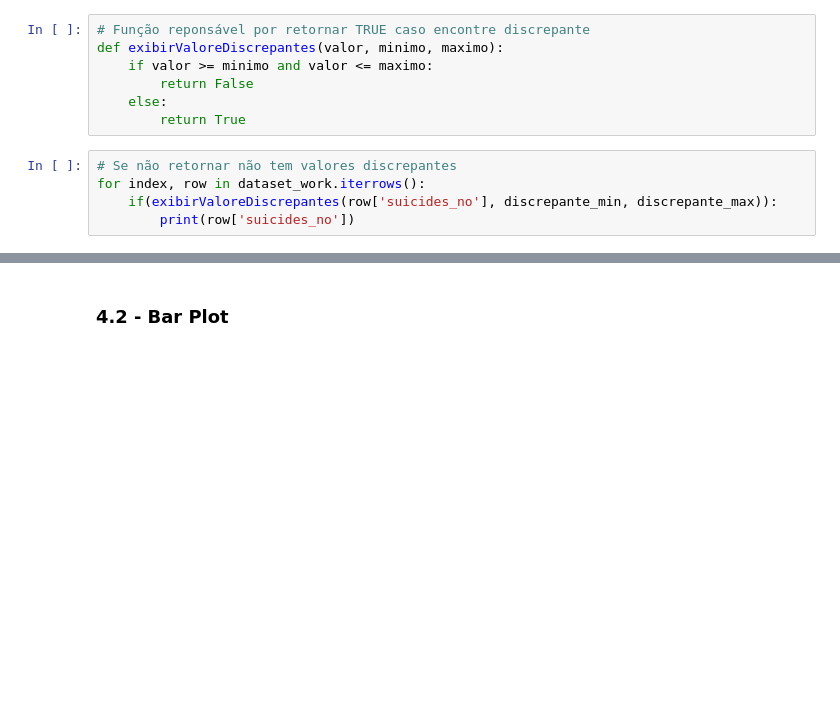
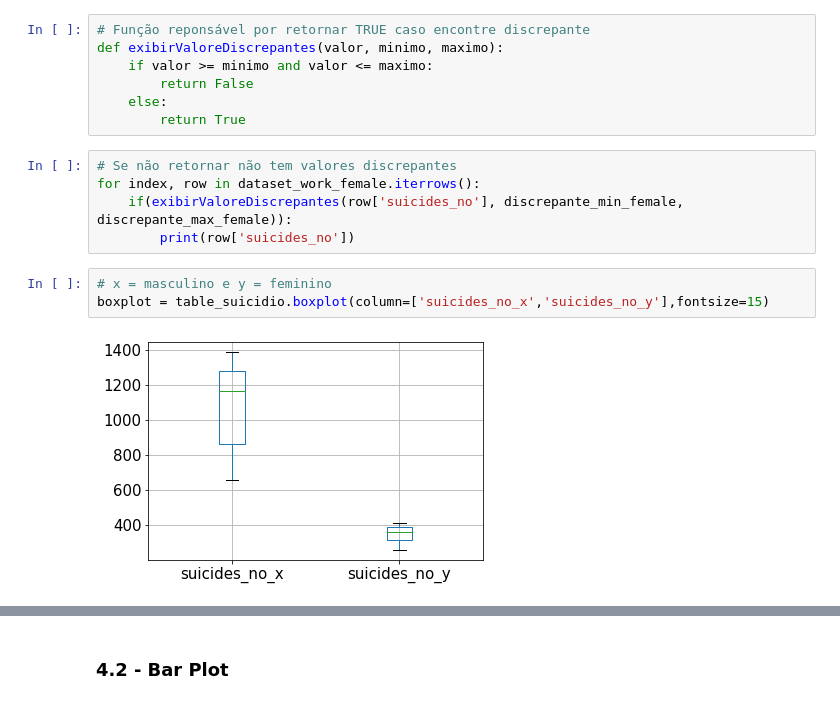
Before and after one commit to moisesmember/python_project, a Jupyter notebook: other/aula_estatistica_descritiva_two.ipynb, the cells around one changed output, grey strips where cells are left out. Saved outputs shown, nothing was run; the diff lists cells and outputs as text; blank space fills up the shorter version.

```diff
--- a/other/aula_estatistica_descritiva_two.ipynb
+++ b/other/aula_estatistica_descritiva_two.ipynb
@@ -300,7 +342,12 @@ def exibirValoreDiscrepantes(valor, minimo, maximo):
         return True
 # %%
 # Se não retornar não tem valores discrepantes
-for index, row in dataset_work.iterrows():
-    if(exibirValoreDiscrepantes(row['suicides_no'], discrepante_min, discrepante_max)):
+for index, row in dataset_work_female.iterrows():
+    if(exibirValoreDiscrepantes(row['suicides_no'], discrepante_min_female, discrepante_max_female)):
         print(row['suicides_no'])
+# %%
+# x = masculino e y = feminino
+boxplot = table_suicidio.boxplot(column=['suicides_no_x','suicides_no_y'],fontsize=15)
+# %% [output]
+[figure, added]
 # %%
```
Also changed, not shown: parts of 13 cells of this notebook.
